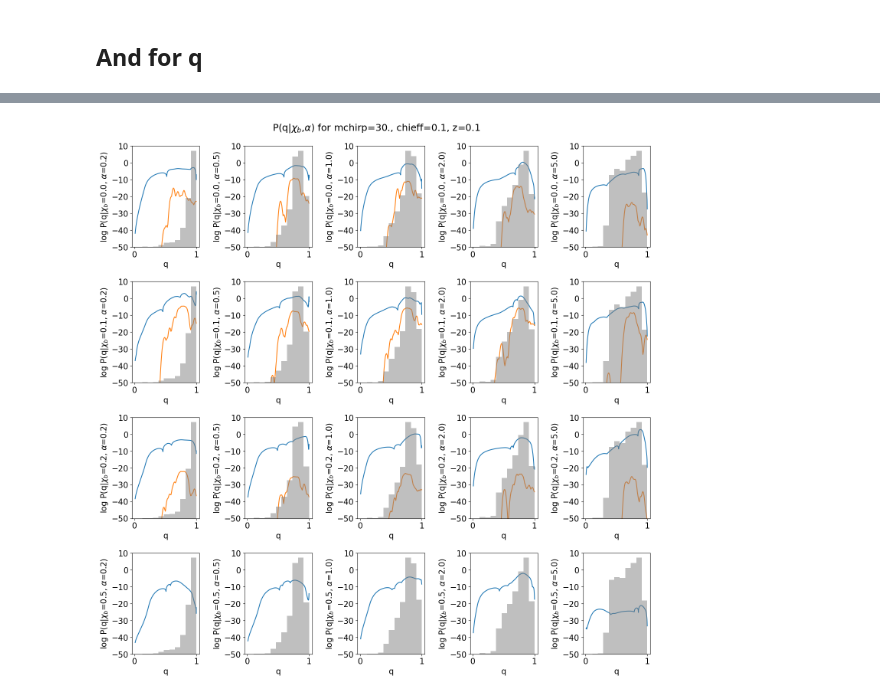
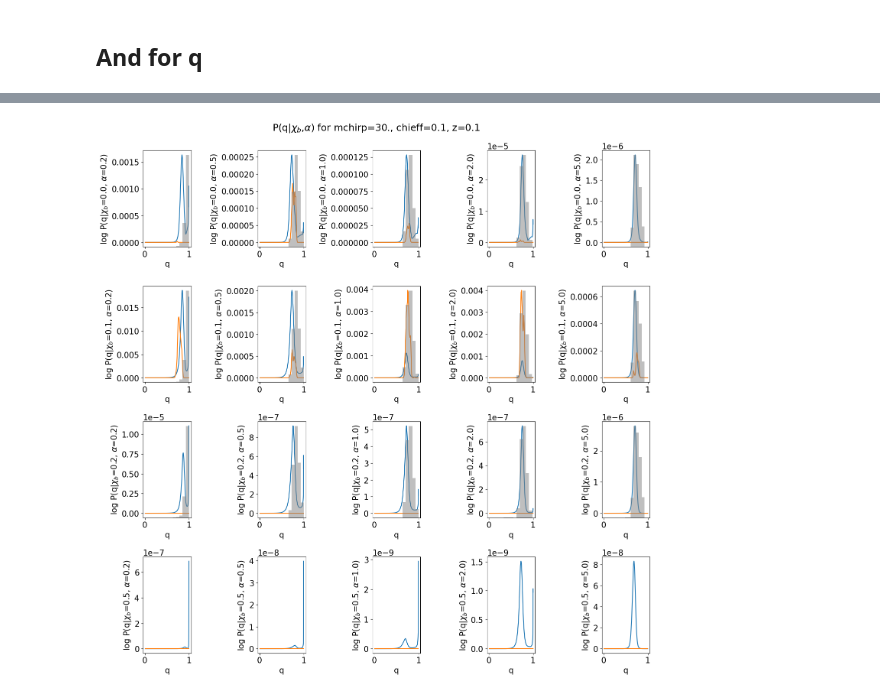
Before and after one commit to scolloms/AMAZE_model_selection, a Jupyter notebook: testing_notebooks/1D_p_theta_checks.ipynb, the cells around one changed output, grey strips where cells are left out. Cells and saved outputs as stored; diff of their text form; code cells hidden in the pictures.

Commit message:
plotting linear slices of ptheta

```diff
--- a/testing_notebooks/1D_p_theta_checks.ipynb
+++ b/testing_notebooks/1D_p_theta_checks.ipynb
@@ -187,14 +188,25 @@ fig_mchirp, ax = plt.subplots(4,5)
 
 for chibid, xb in enumerate(chi_b):
     for alphaid, a  in enumerate(alpha):
-        ax[chibid,alphaid].plot(mchirps, np.reshape(p_mchirp_flow[chibid,alphaid], -1))
-        ax[chibid,alphaid].plot(mchirps_kde, np.reshape(np.log(p_mchirp_kde[chibid,alphaid]), -1))
+        ax[chibid,alphaid].plot(mchirps, np.reshape(np.exp(p_mchirp_flow[chibid,alphaid])/flow_norm_consts[chibid,alphaid], -1))
+        ax[chibid,alphaid].plot(mchirps_kde, np.reshape((p_mchirp_kde[chibid,alphaid]), -1))
+
+
+        bin_width = 0.05
+        qs= models_dict[(chibid,alphaid)][:]['q']
+        chieffs = models_dict[(chibid,alphaid)][:]['chieff']
+        zs = models_dict[(chibid,alphaid)][:]['z']
+        bin_q = np.logical_and(qs>0.3 - bin_width, qs < 0.3 + bin_width)
+        bin_chieff = np.logical_and(chieffs>0.0 - 2*bin_width,  chieffs< 0.0 + 2*bin_width)
+        bin_z = np.logical_and(zs>0.9 - 10*bin_width, zs < 0.9 + 10*bin_width)
+        bin_conditions = np.logical_and(np.logical_and(bin_q, bin_chieff), bin_z)
+
         secax = ax[chibid,alphaid].twinx()
-        secax.hist(models_dict[(chibid,alphaid)][:]['mchirp'], weights=weights_dict[(chibid,alphaid)][:], color='grey', alpha=0.3)
+        secax.hist(models_dict[(chibid,alphaid)][bin_conditions]['mchirp'], weights=weights_dict[(chibid,alphaid)][bin_conditions], color='grey', alpha=0.5, density=True)
         secax.axis('off')
         ax[chibid,alphaid].set_xlabel(fr'm_chirp')
         ax[chibid,alphaid].set_ylabel(fr'log P(m_chirp|$\chi_b$={xb}, $\alpha$={a})')
-        ax[chibid,alphaid].set_ylim(-50,1)
+        #ax[chibid,alphaid].set_ylim(-50,1)
         #ax[chi_b_id,alpha_id].legend()
 fig_mchirp.suptitle(fr'P(m_chirp|$\chi_b$,$\alpha$) for q=0.3, chieff=0.0, z=0.9')
 fig_mchirp.tight_layout(pad=1.3)
@@ -259,20 +250,29 @@ for chibid, xb in enumerate(chi_b):
 # %%
 plt.rcParams["figure.figsize"] = (15,15)
 plt.rcParams.update({'font.size': 15})
 fig_mchirp, ax = plt.subplots(4,5)
 
 for chibid, xb in enumerate(chi_b):
     for alphaid, a  in enumerate(alpha):
-        ax[chibid,alphaid].plot(qs, np.reshape(p_q_flow[chibid,alphaid], -1))
-        ax[chibid,alphaid].plot(qs_kde, np.reshape(np.log(p_q_kde[chibid,alphaid]), -1))
+        ax[chibid,alphaid].plot(qs, np.reshape(np.exp(p_q_flow[chibid,alphaid])/flow_norm_consts[chibid,alphaid], -1))
+        ax[chibid,alphaid].plot(qs_kde, np.reshape((p_q_kde[chibid,alphaid]), -1))
+        bin_width = 0.15
+        mchirps= models_dict[(chibid,alphaid)][:]['mchirp']
+        chieffs = models_dict[(chibid,alphaid)][:]['chieff']
+        zs = models_dict[(chibid,alphaid)][:]['z']
+        bin_mchirp = np.logical_and(mchirps>30. - 100*bin_width, mchirps < 10. + 100*bin_width)
+        bin_chieff = np.logical_and(chieffs>0.1 - 2*bin_width,  chieffs< 0.1 + 2*bin_width)
+        bin_z = np.logical_and(zs>0.1 - 10*bin_width, zs < 0.1 + 10*bin_width)
+        bin_conditions = np.logical_and(np.logical_and(bin_mchirp, bin_chieff), bin_z)
+
         secax = ax[chibid,alphaid].twinx()
-        secax.hist(models_dict[(chibid,alphaid)][:]['q'], weights=weights_dict[(chibid,alphaid)][:], color='grey', alpha=0.5)
+        secax.hist(models_dict[(chibid,alphaid)][bin_conditions]['q'], weights=weights_dict[(chibid,alphaid)][bin_conditions], color='grey', alpha=0.5, density=True)
         secax.axis('off')
-        ax[chibid,alphaid].set_ylim(-50,10)
+        #ax[chibid,alphaid].set_ylim(-50,10)
         ax[chibid,alphaid].set_xlabel(fr'q')
         ax[chibid,alphaid].set_ylabel(fr'log P(q|$\chi_b$={xb}, $\alpha$={a})')
         #ax[chi_b_id,alpha_id].legend()
 fig_mchirp.suptitle(fr'P(q|$\chi_b$,$\alpha$) for mchirp=30., chieff=0.1, z=0.1')
 fig_mchirp.tight_layout(pad=1.3)
 # %% [output]
-[figure, old version]
+[figure, new version]
```
Also changed, not shown: parts of 5 cells of this notebook.
